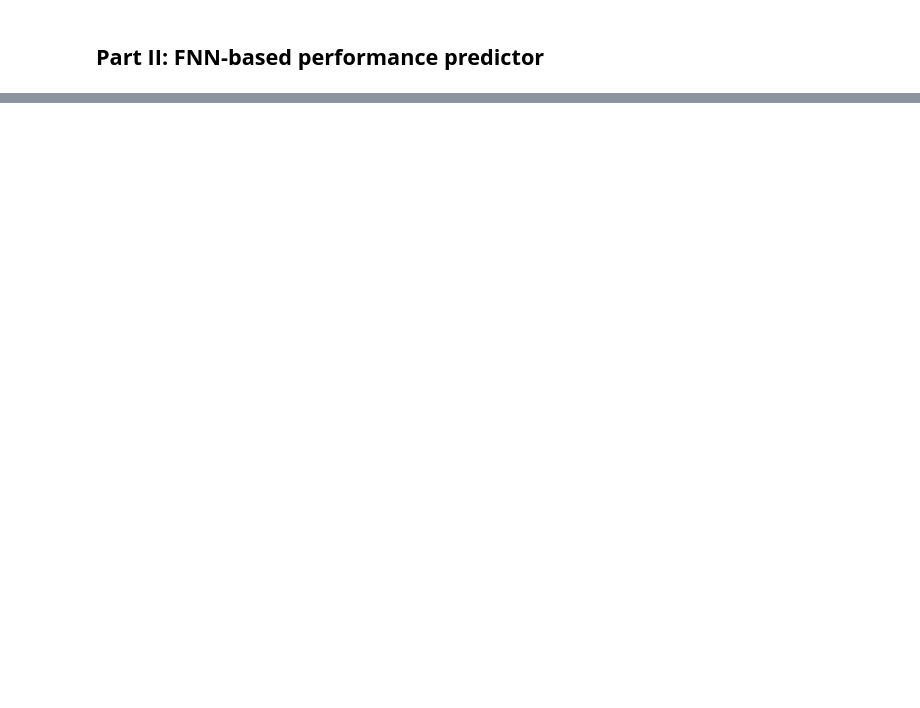
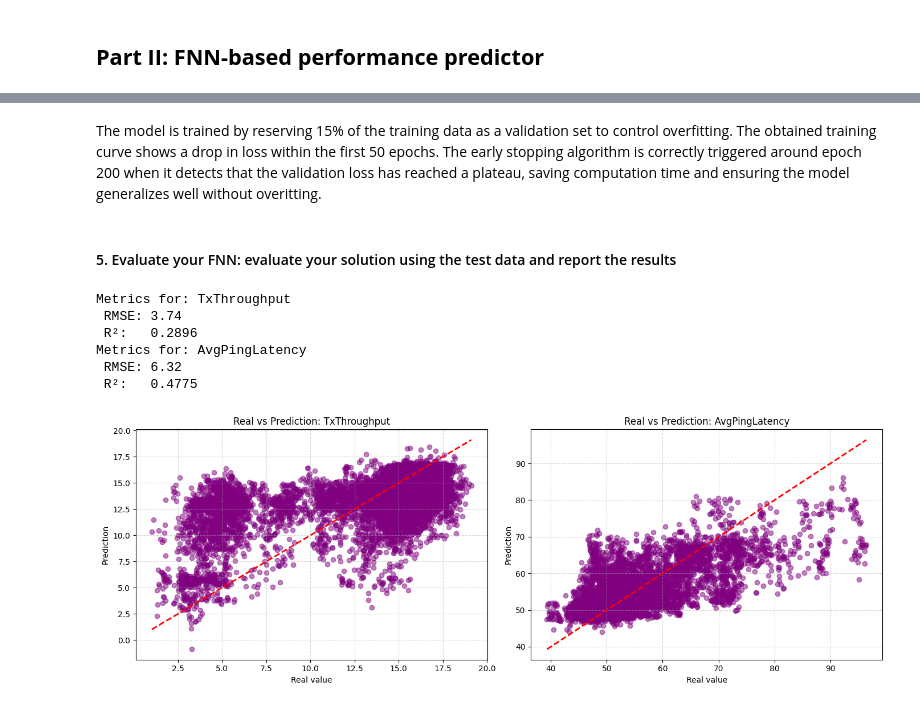
Before and after one commit to alexrogermoya/AAX_Projects, a Jupyter notebook: AAX_Seminars/AAX_Seminar_4/AAX_Seminar4.ipynb, the cells around one changed output, grey strips where cells are left out. Cells and saved outputs as stored; diff of their text form; code cells hidden in the pictures; blank space fills up the shorter version.

```diff
--- a/AAX_Seminars/AAX_Seminar_4/AAX_Seminar4.ipynb
+++ b/AAX_Seminars/AAX_Seminar_4/AAX_Seminar4.ipynb
@@ -101,19 +136,3 @@ for i, target in enumerate(targets):
 plt.show()
 # %% [output]
 [figure]
-# %%
-features = ['RSSI', 'TxLinkSpeed', 'RxLinkSpeed', 'MainAPConnect']
-targets = ['TxThroughput', 'AvgPingLatency']
-
-fig, axes = plt.subplots(nrows=2, ncols=len(features), figsize=(18, 8))
-
-fig.subplots_adjust(hspace=0.4, wspace=0.3)
-
-for i, target in enumerate(targets):
-    for j, feature in enumerate(features):
-        ax_actual = axes[i, j]
-        test_data.plot.scatter(x=feature, y=target, ax=ax_actual, c='skyblue' if i == 0 else 'salmon', alpha=0.7)
-        ax_actual.grid(True, linestyle='--', alpha=0.5)
-        ax_actual.set_title(f"{feature} vs {target}", fontsize=10)
-
-plt.show()
@@ -123,0 +220,46 @@ plt.show()
+# %% [markdown]
+The model is trained by reserving 15% of the training data as a validation set to control overfitting. The obtained training curve shows a drop in loss within the first 50 epochs. The early stopping algorithm is correctly triggered around epoch 200 when it detects that the validation loss has reached a plateau, saving computation time and ensuring the model generalizes well without overitting.
+# %% [markdown]
+#### 5. Evaluate your FNN: evaluate your solution using the test data and report the results ####
+# %%
+# Make predictions on the test set
+y_pred_scaled = fnn_model.predict(X_test_scaled)
+
+# Undo normalization to get real values
+y_pred = scaler_y.inverse_transform(y_pred_scaled)
+
+
+# Calculate metrics for each variable
+for i, target in enumerate(targets):
+    y_true_col = y_test[target]
+    y_pred_col = y_pred[:, i]
+
+    mse = mean_squared_error(y_true_col, y_pred_col)
+    rmse = np.sqrt(mse)
+    r2 = r2_score(y_true_col, y_pred_col)
+
+    print(f"Metrics for: {target}")
+    print(f" RMSE: {rmse:.2f}")
+    print(f" R²:   {r2:.4f}")
+
+# Comparative plot Prediction vs Reality
+fig, axes = plt.subplots(1, 2, figsize=(14, 5))
+for i, target in enumerate(targets):
+    axes[i].scatter(y_test[target], y_pred[:, i], alpha=0.5, color='purple')
+    axes[i].plot([y_test[target].min(), y_test[target].max()],
+                 [y_test[target].min(), y_test[target].max()], 'r--', lw=2)
+    axes[i].set_xlabel('Real value')
+    axes[i].set_ylabel('Prediction')
+    axes[i].set_title(f'Real vs Prediction: {target}')
+    axes[i].grid(True, linestyle='--', alpha=0.5)
+
+plt.tight_layout()
+plt.show()
+# %% [output]
+Metrics for: TxThroughput
+ RMSE: 3.74
+ R²:   0.2896
+Metrics for: AvgPingLatency
+ RMSE: 6.32
+ R²:   0.4775
+[figure, added]
```
Also changed, not shown: parts of 13 cells of this notebook.
